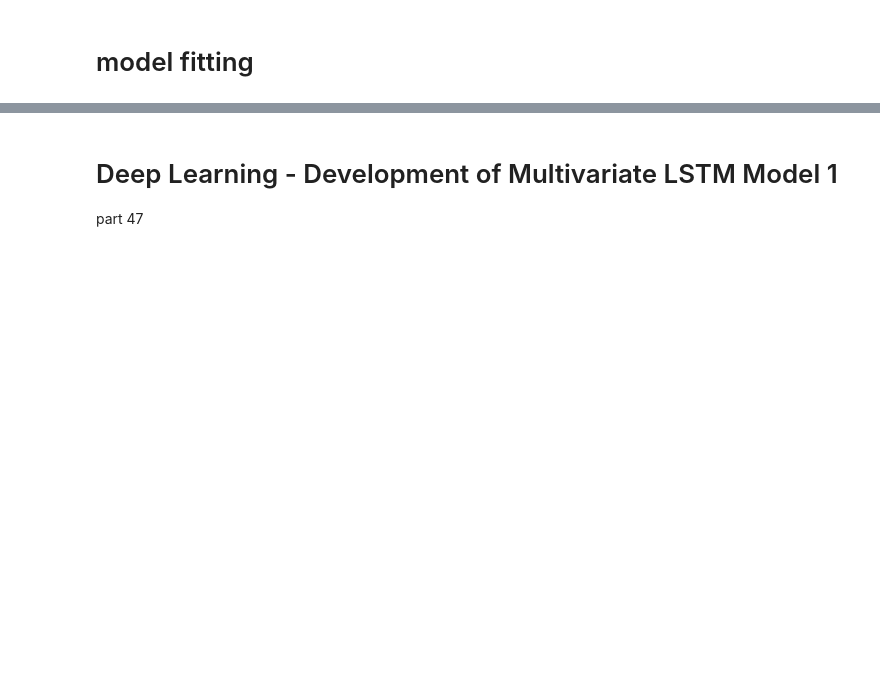
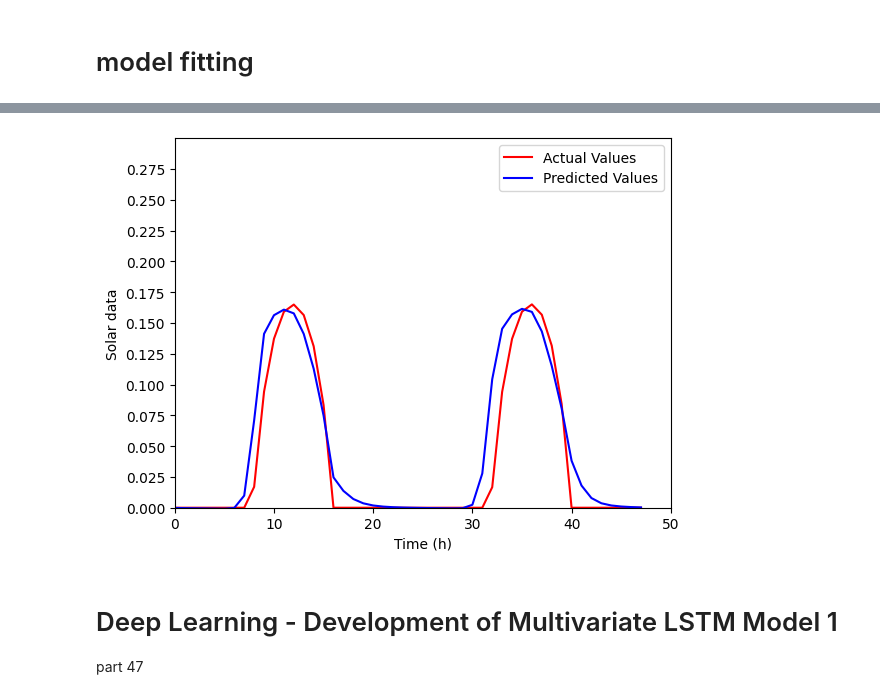
Before and after one commit to rizaho/ml_for_financial_analysis, a Jupyter notebook: 101_Time_Series_Analysis_And_Forecasting_with_Python.ipynb, the cells around one changed output, grey strips where cells are left out. Saved outputs shown, nothing was run; the diff lists cells and outputs as text; code cells hidden in the pictures; blank space fills up the shorter version.

```diff
--- a/101_Time_Series_Analysis_And_Forecasting_with_Python.ipynb
+++ b/101_Time_Series_Analysis_And_Forecasting_with_Python.ipynb
@@ -447,0 +499,30 @@ NameError: name 'first_Pred' is not defined
+# %%
+"""
+prediction_test = []
+
+Batch_one = training_set_scaled[-WS:] # -WS: Start from end. Here, extract last WS (24) rows
+Batch_new = Batch_one.reshape((1, WS, 1)) # 1: first dimention, WS: look back period, 1: we have only 1 dimention
+
+for i in range(48): # i would like to predict 48 hours, test data is for 48 hours
+  First_Pred = Model_P.predict(Batch_new)[0]
+  prediction_test.append(First_Pred)
+  Batch_new = np.append(Batch_new[:, 1:,:], [[First_Pred]], axis = 1) # append the First_Pred to the end of the Batch_new
+
+prediction_test = np.array(prediction_test)
+predictions = sc.inverse_transform(prediction_test)
+"""
+
+
+
+prediction_test_2 = []
+
+Batch_one_2 = test_set_scaled[-WS:] # -WS: Start from end. Here, extract last WS (24) rows
+Batch_new_2 = Batch_one.reshape((1, WS, 1)) # 1: first dimention, WS: look back period, 1: we have only 1 dimention
+
+for i in range(48): # i would like to predict 48 hours, test data is for 48 hours
+  First_Pred = Model_P.predict(Batch_new)[0]
+  prediction_test_2.append(First_Pred)
+  Batch_new = np.append(Batch_new[:, 1:,:], [[First_Pred]], axis = 1) # append the First_Pred to the end of the Batch_new
+
+prediction_test_2 = np.array(prediction_test_2)
+predictions_2 = sc.inverse_transform(prediction_test_2)
@@ -448,3 +567,17 @@ NameError: name 'first_Pred' is not defined
+# %%
+plt.plot(test_set, color = "red", label="Actual Values")
+plt.plot(predictions_2, color = "blue", label="Predicted Values")
+plt.xlabel("Time (h)")
+plt.ylabel("Solar data")
+plt.xlim(0, 50)
+
+plt.ylim(0, 0.3)
+#plt.yticks(np.arange(min(x), max(x)+1, 1.0))
+plt.yticks(np.arange(0, 0.3, 0.025))
+plt.legend()
+plt.show()
+# %% [output]
+[figure, added]
 # %% [markdown]
 #  Deep Learning - Development of Multivariate LSTM Model 1
 
```
Also changed, not shown: parts of 14 cells of this notebook.
